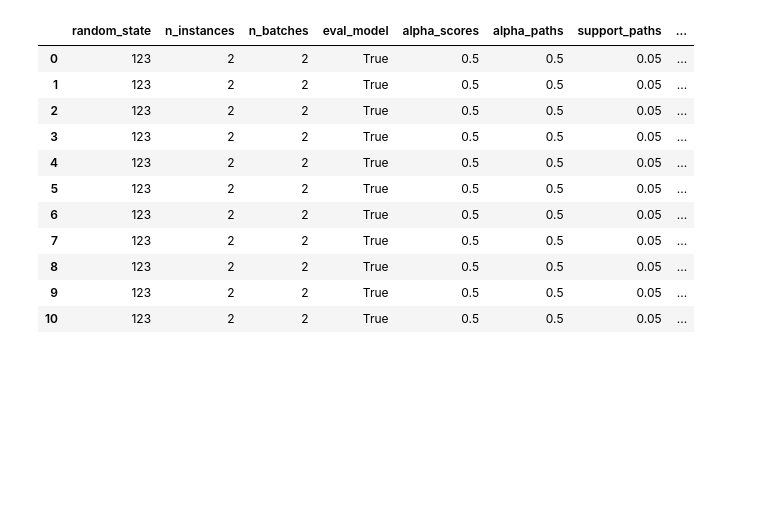
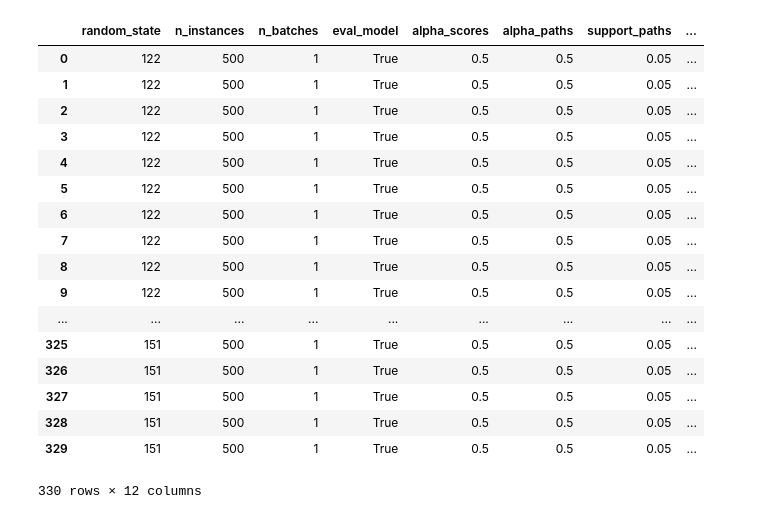
Before and after one commit to julianhatwell/interpret_basics2, a Jupyter notebook: WE3 Timing and Hparam Tuning.ipynb, the cells around one changed output. Saved outputs shown, nothing was run; the diff lists cells and outputs as text; code cells hidden in the pictures; blank space fills up the shorter version.

```diff
--- a/WE3 Timing and Hparam Tuning.ipynb
+++ b/WE3 Timing and Hparam Tuning.ipynb
@@ -11,61 +11,67 @@ from forest_surveyor.routines import grid_experiment
 # %%
 datasets = [
             ds.adult_small_samp_data,
             ds.bankmark_samp_data,
-            # ds.car_data,
-            # ds.cardiotography_data,
-            # ds.credit_data,
-            # ds.german_data,
-            # ds.lending_tiny_samp_data,
-            # ds.nursery_samp_data,
-            # ds.rcdv_samp_data
+            ds.car_data,
+            ds.cardiotography_data,
+            ds.credit_data,
+            ds.german_data,
+            ds.lending_tiny_samp_data,
+            ds.nursery_samp_data,
+            ds.rcdv_samp_data
            ]
 
-random_state = np.tile([123], 11)
-alpha_scores = np.tile([0.5], 11)
-alpha_paths = np.tile([0.5], 11)
-support_paths = np.tile([0.05], 11)
-override_tuning = np.tile([False], 11)
-run_anchors = np.tile([True], 11)
-precis_threshold = np.tile([0.95], 11)
-n_trees = [i * 100 for i in range(11)]
-n_instances = np.tile([2], 11)
-n_batches = np.tile([2], 11)
-eval_model = np.tile([True], 11)
-which_trees = np.tile(['majority'], 11)
+random_state = np.repeat([i + 123 for i in range(30)], 11)
+alpha_scores = np.tile([0.5], 330)
+alpha_paths = np.tile([0.5], 330)
+support_paths = np.tile([0.05], 330)
+override_tuning = np.tile(np.concatenate((np.array([True]), np.tile([False], 10))), 30)
+run_anchors = np.tile([False], 330)
+precis_threshold = np.tile([0.95], 330)
+n_trees = np.tile([i * 100 for i in range(11)], 30)
+n_instances = np.tile([500], 330)
+n_batches = np.tile([1], 330)
+eval_model = np.tile([True], 330)
+which_trees = np.tile(['majority'], 330)
 
 exp_grid1 = DataFrame([(r, ni, nb, e, alsc, alpt, s, p, at, o, c, wt)
                        for r, ni, nb, e, alsc, alpt, s, p, at, o, c, wt
                        in zip(random_state,
                                 n_instances,
                                 n_batches,
                                 eval_model,
                                 alpha_scores,
                                 alpha_paths,
                                 support_paths,
                                 precis_threshold,
                                 n_trees,
                                 override_tuning,
                                 run_anchors,
                                 which_trees)],
                      columns=['random_state', 'n_instances', 'n_batches',
                               'eval_model', 'alpha_scores', 'alpha_paths',
                               'support_paths', 'precis_threshold', 'add_trees',
                               'override_tuning', 'run_anchors', 'which_trees'])
 exp_grid1
 # %% [output]
 |  | random_state | n_instances | n_batches | eval_model | alpha_scores | alpha_paths | support_paths | ... |
-| 0 | 123 | 2 | 2 | True | 0.5 | 0.5 | 0.05 | ... |
-| 1 | 123 | 2 | 2 | True | 0.5 | 0.5 | 0.05 | ... |
-| 2 | 123 | 2 | 2 | True | 0.5 | 0.5 | 0.05 | ... |
-| 3 | 123 | 2 | 2 | True | 0.5 | 0.5 | 0.05 | ... |
-| 4 | 123 | 2 | 2 | True | 0.5 | 0.5 | 0.05 | ... |
-| 5 | 123 | 2 | 2 | True | 0.5 | 0.5 | 0.05 | ... |
-| 6 | 123 | 2 | 2 | True | 0.5 | 0.5 | 0.05 | ... |
-| 7 | 123 | 2 | 2 | True | 0.5 | 0.5 | 0.05 | ... |
-| 8 | 123 | 2 | 2 | True | 0.5 | 0.5 | 0.05 | ... |
-| 9 | 123 | 2 | 2 | True | 0.5 | 0.5 | 0.05 | ... |
-| 10 | 123 | 2 | 2 | True | 0.5 | 0.5 | 0.05 | ... |
+| 0 | 122 | 500 | 1 | True | 0.5 | 0.5 | 0.05 | ... |
+| 1 | 122 | 500 | 1 | True | 0.5 | 0.5 | 0.05 | ... |
+| 2 | 122 | 500 | 1 | True | 0.5 | 0.5 | 0.05 | ... |
+| 3 | 122 | 500 | 1 | True | 0.5 | 0.5 | 0.05 | ... |
+| 4 | 122 | 500 | 1 | True | 0.5 | 0.5 | 0.05 | ... |
+| 5 | 122 | 500 | 1 | True | 0.5 | 0.5 | 0.05 | ... |
+| 6 | 122 | 500 | 1 | True | 0.5 | 0.5 | 0.05 | ... |
+| 7 | 122 | 500 | 1 | True | 0.5 | 0.5 | 0.05 | ... |
+| 8 | 122 | 500 | 1 | True | 0.5 | 0.5 | 0.05 | ... |
+| 9 | 122 | 500 | 1 | True | 0.5 | 0.5 | 0.05 | ... |
+| ... | ... | ... | ... | ... | ... | ... | ... | ... |
+| 325 | 151 | 500 | 1 | True | 0.5 | 0.5 | 0.05 | ... |
+| 326 | 151 | 500 | 1 | True | 0.5 | 0.5 | 0.05 | ... |
+| 327 | 151 | 500 | 1 | True | 0.5 | 0.5 | 0.05 | ... |
+| 328 | 151 | 500 | 1 | True | 0.5 | 0.5 | 0.05 | ... |
+| 329 | 151 | 500 | 1 | True | 0.5 | 0.5 | 0.05 | ... |
+330 rows × 12 columns
 # %%
 grid_experiment(dsets=datasets,
                     exp_grid=exp_grid1)
```
Also changed, not shown: parts of 1 cell of this notebook, 1 other file.
